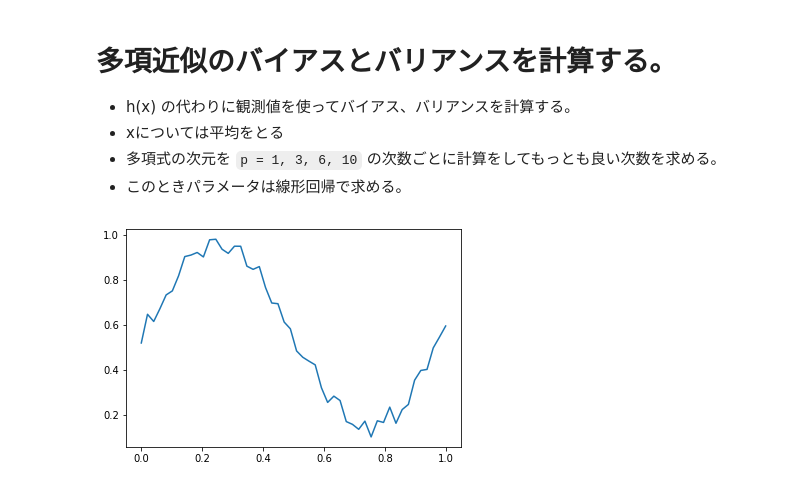
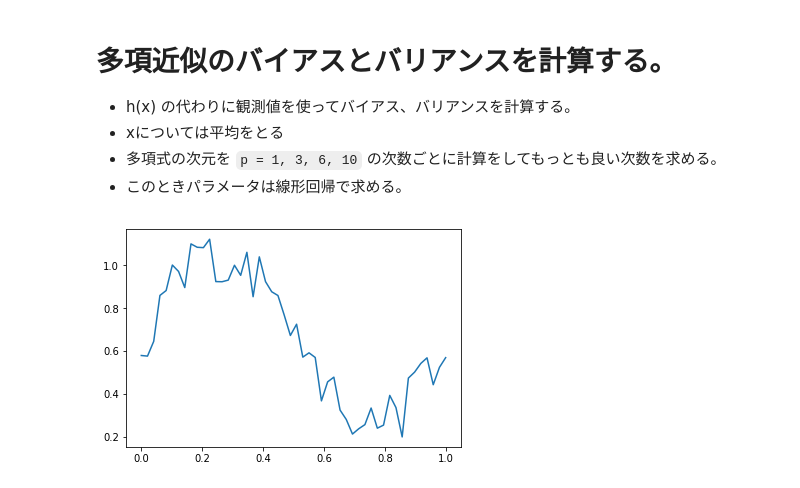
Before and after one commit to ya-mori/python-note, a Jupyter notebook: training/bias_variance.ipynb, the cells around one changed output. Saved outputs shown, nothing was run; the diff lists cells and outputs as text; code cells hidden in the pictures.

```diff
--- a/training/bias_variance.ipynb
+++ b/training/bias_variance.ipynb
@@ -11,20 +11,34 @@ import pandas as pd
 from sklearn.linear_model import LinearRegression
 import matplotlib.pyplot as plt
 %matplotlib inline
-# %%
-def get_data() -> np.ndarray:
-    '''
-    データセットを取得します。
-    '''
-    x_size = 50
-    error = np.random.random(x_size) * 0.1
-    vec_x = np.linspace(0, 1, x_size)
-    vec_f = 0.5 + 0.4 * np.sin(2*np.pi*vec_x) + error
-    return vec_x, vec_f
-
-vec_x, vec_f = get_data()
-
-plt.plot(vec_x, vec_f)
-plt.show()
-# %% [output]
-[figure, removed]
+# %%
+def get_data(vec_x) -> np.ndarray:
+    '''
+    データセットを取得します。
+    '''
+    error = np.random.random(vec_x.size) * 0.3
+    vec_f = 0.5 + 0.4 * np.sin(2*np.pi*vec_x) + error
+    return vec_f
+
+# def get_dataset():
+#     vec_x, vec_y = get_data()
+#     nd_origin = np.vstack((vec_x, vec_y))
+#     df_origin = pd.DataFrame(nd_origin).T
+#     df_train = df_origin.sample(frac=0.7, random_state=1).sort_index()
+#     df_test = df_origin.drop(df_train.index)
+#     train_x, train_y = df_train[0],  df_train[1]
+#     test_x, test_y = df_test[0], df_test[1]
+#     return train_x, train_y, test_x, test_y
+
+x_size = 50
+vec_x = np.linspace(0, 1, x_size)
+vec_f = get_data(vec_x)
+plt.plot(vec_x, vec_f)
+plt.show()
+
+# train_x, train_y, test_x, test_y = get_dataset()
+# plt.plot(train_x, train_y)
+# plt.plot(test_x, test_y)
+# plt.show()
+# %% [output]
+[figure, added]
```
Also changed, not shown: parts of 9 cells of this notebook, 2 other files.
